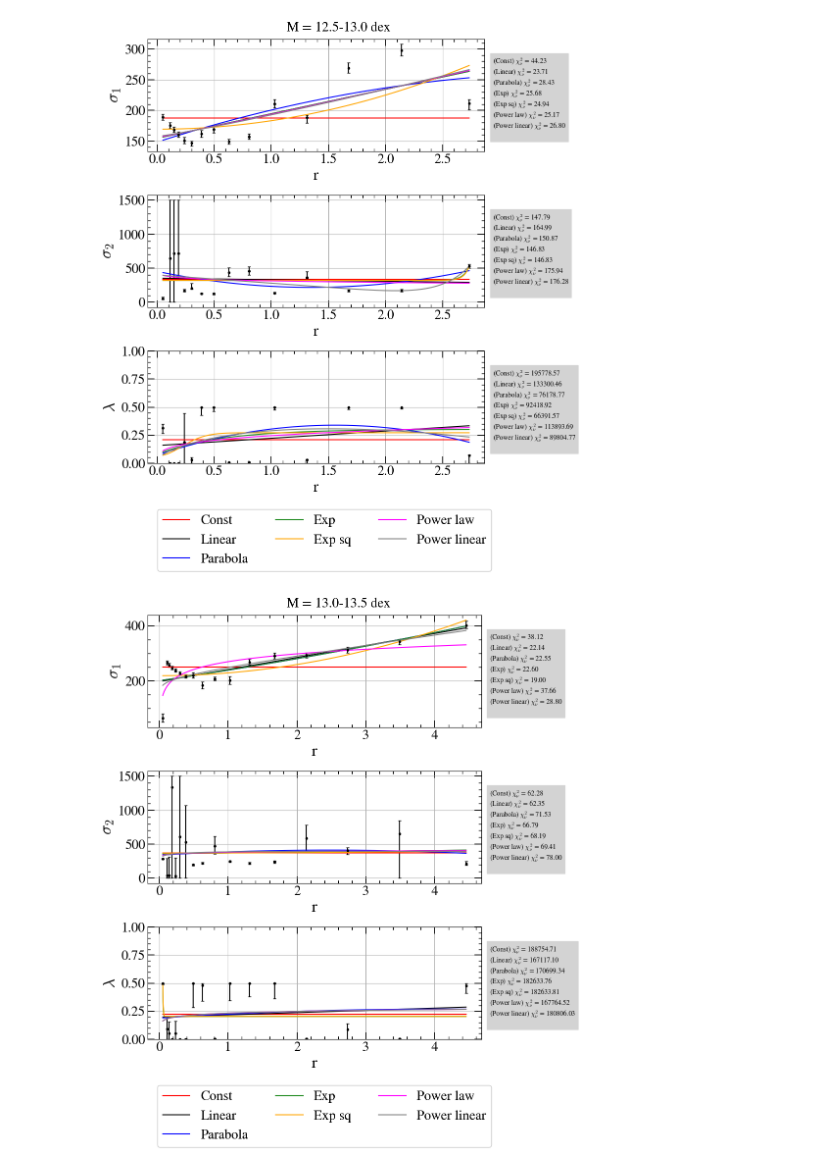
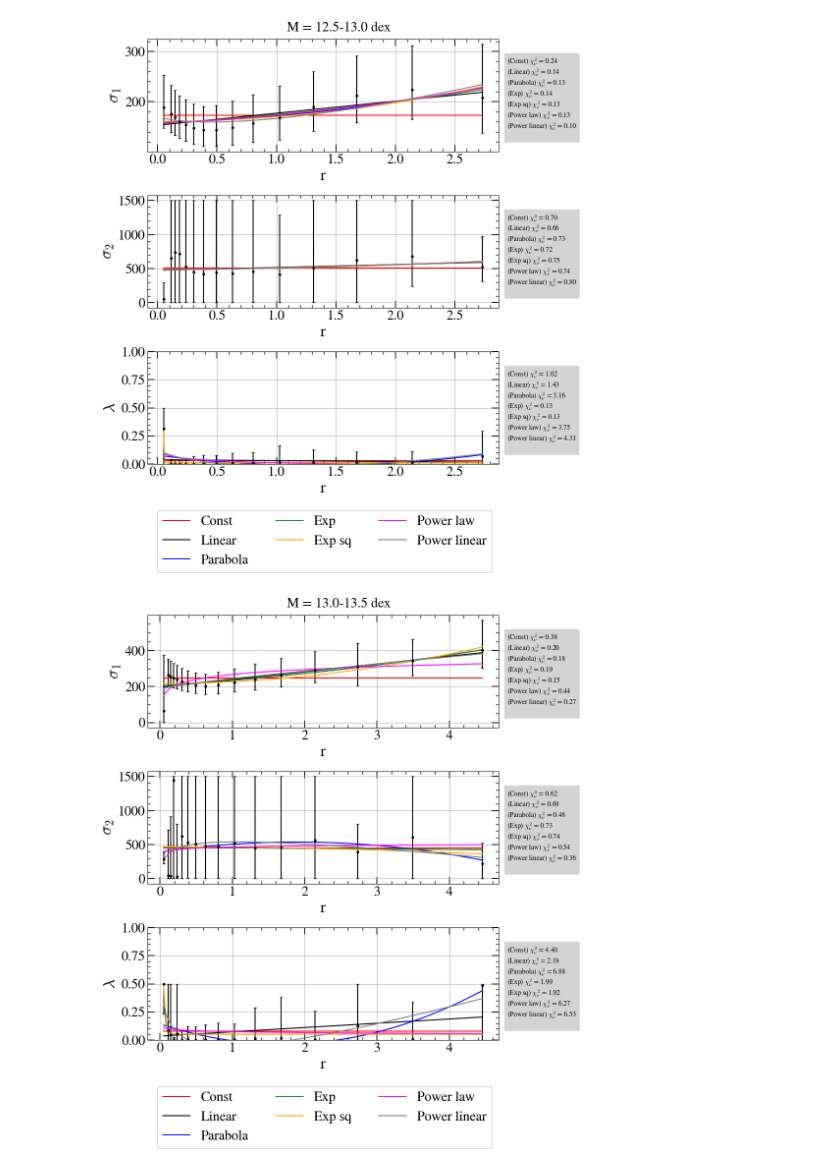
Before and after one commit to TimvdVuurst/MRP_vdvuurst, a Jupyter notebook: notebooks/onehalo_functional_forms.ipynb, the cells around one changed output. Drawn from its saved outputs; the diff is of its cells as text; code cells hidden in the pictures.

```diff
--- a/notebooks/onehalo_functional_forms.ipynb
+++ b/notebooks/onehalo_functional_forms.ipynb
@@ -204,7 +211,7 @@ def reduced_chi2(O, E, sigma, dof):
     return np.sum(np.square(O - E) / sigma** 2) / dof
 
 
-def fit_all_forms(range_str = None, skip_radbin = None):
+def fit_all_forms(mass_dict = mass_dict, range_str = None, skip_radbin = None):
 
     for key, mass_bin_dict in mass_dict.items():
         if range_str:
@@ -241,11 +248,14 @@ def fit_all_forms(range_str = None, skip_radbin = None):
             values = np.array(values)
 
             match param:
+                case 'likelihood':
+                    L = mass_bin_dict['likelihood']
+                    continue
                 case 'sigma_1':
-                    err = mass_bin_dict['sigma1_errors']
+                    err = mass_bin_dict['sigma_1_errors']
                     valid_idx = np.array(values) != -1
                 case 'sigma_2':
-                    err = mass_bin_dict['sigma2_errors']
+                    err = mass_bin_dict['sigma_2_errors']
                     valid_idx = np.array(values) != -1
                 case 'lambda':
                     err = mass_bin_dict['lambda_errors']
@@ -260,6 +270,7 @@ def fit_all_forms(range_str = None, skip_radbin = None):
                 valid_idx[skip_radbin] = False
                 print(valid_idx)
             #plot the data
+            # print(i)
             axes[i].errorbar(rbin_centers[valid_idx], np.array(values)[valid_idx],
                                 yerr = err[valid_idx].transpose(), fmt = '.', capsize = 2, color = 'black')
 
@@ -323,2 +334,2 @@ fit_all_forms()
-[figure, old version]
+[figure, new version]
-[figure, old version]
+[figure, new version]
```
Also changed, not shown: parts of 4 cells of this notebook, 6 other files.
